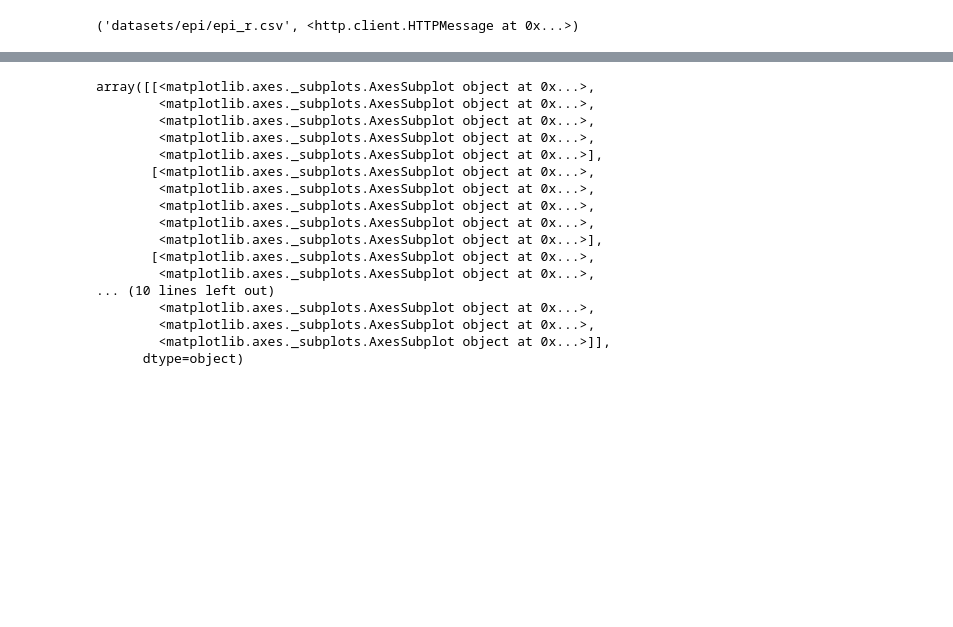
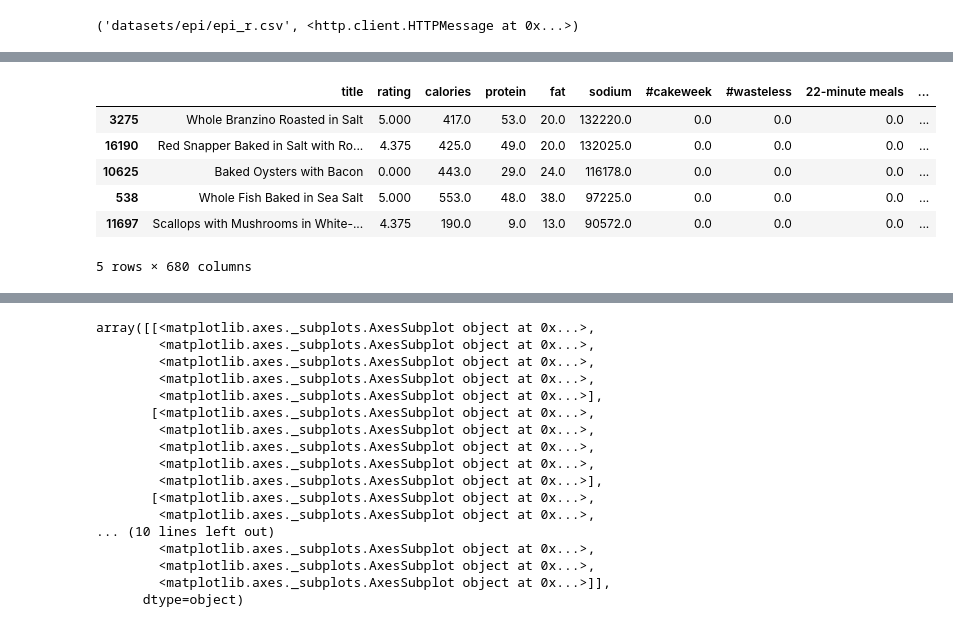
Before and after one commit to robd123/AML, a Jupyter notebook: Project2.ipynb, the cells around one changed output, grey strips where cells are left out. Cells and saved outputs as stored; diff of their text form; code cells hidden in the pictures; blank space fills up the shorter version.

```diff
--- a/Project2.ipynb
+++ b/Project2.ipynb
@@ -40,6 +47,16 @@ food_data = food[['rating', 'calories', 'protein', 'fat', 'sodium']]
 
 food_tr = food_pipeline.fit_transform(food_data)
 food_scaled = pd.DataFrame(food_tr, columns=['rating', 'calories', 'protein', 'fat', 'sodium'])
+# %%
+food.sort_values(by=['sodium'], ascending=False).head()
+# %% [output]
+|  | title | rating | calories | protein | fat | sodium | #cakeweek | #wasteless | 22-minute meals | ... |
+| 3275 | Whole Branzino Roasted in Salt | 5.000 | 417.0 | 53.0 | 20.0 | 132220.0 | 0.0 | 0.0 | 0.0 | ... |
+| 16190 | Red Snapper Baked in Salt with Ro... | 4.375 | 425.0 | 49.0 | 20.0 | 132025.0 | 0.0 | 0.0 | 0.0 | ... |
+| 10625 | Baked Oysters with Bacon | 0.000 | 443.0 | 29.0 | 24.0 | 116178.0 | 0.0 | 0.0 | 0.0 | ... |
+| 538 | Whole Fish Baked in Sea Salt | 5.000 | 553.0 | 48.0 | 38.0 | 97225.0 | 0.0 | 0.0 | 0.0 | ... |
+| 11697 | Scallops with Mushrooms in White-... | 4.375 | 190.0 | 9.0 | 13.0 | 90572.0 | 0.0 | 0.0 | 0.0 | ... |
+5 rows × 680 columns
 # %%
 food_data.describe()
 # %% [output]
```
Also changed, not shown: parts of 7 cells of this notebook.
